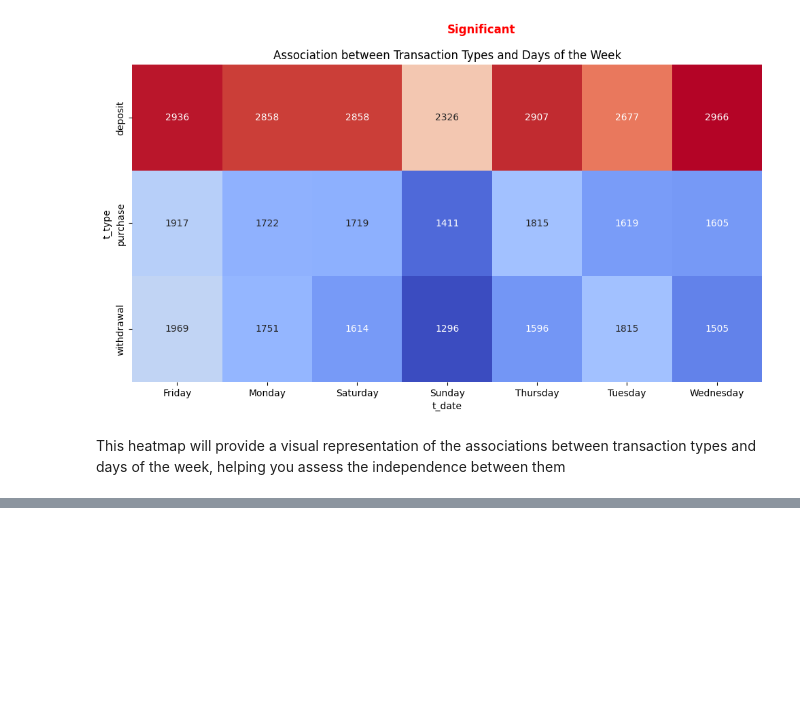
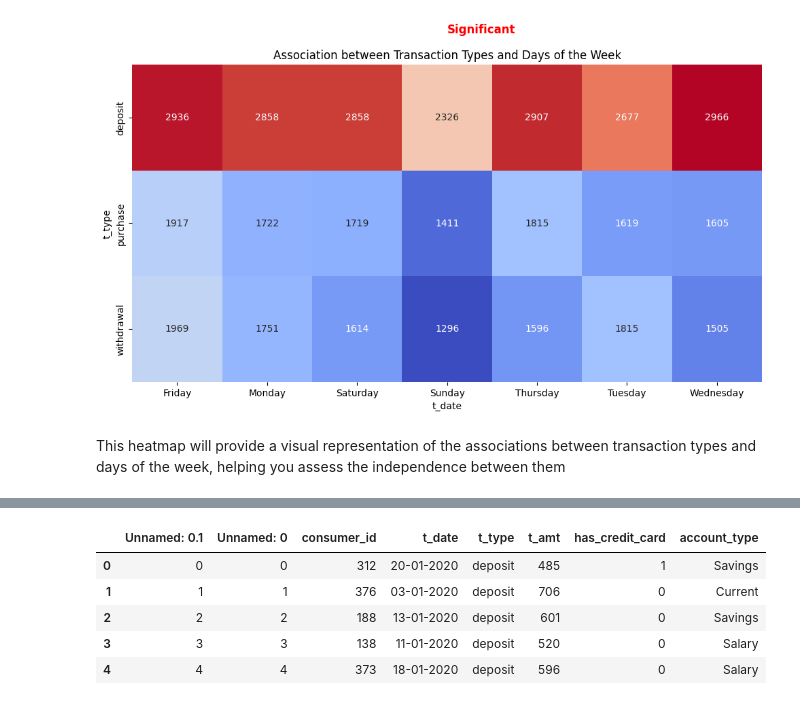
Before and after one commit to himanithakker/Analyzing-Banking-Trends-Customer-Transaction-and-Regional-impact-, a Jupyter notebook: HypothesisTesting.ipynb, the cells around one changed output, grey strips where cells are left out. Cells and saved outputs as stored; diff of their text form; code cells hidden in the pictures; blank space fills up the shorter version.

```diff
--- a/HypothesisTesting.ipynb
+++ b/HypothesisTesting.ipynb
@@ -315,0 +355,12 @@ This heatmap will provide a visual representation of the associations between tr
+# %%
+#Converted the categorical column to 0 and 1 to do further analysis
+df1['has_credit_card'] = df1['has_credit_card'].map({'Yes': 1, 'No': 0})
+# %%
+df1.head()
+# %% [output]
+|  | Unnamed: 0.1 | Unnamed: 0 | consumer_id | t_date | t_type | t_amt | has_credit_card | account_type |
+| 0 | 0 | 0 | 312 | 20-01-2020 | deposit | 485 | 1 | Savings |
+| 1 | 1 | 1 | 376 | 03-01-2020 | deposit | 706 | 0 | Current |
+| 2 | 2 | 2 | 188 | 13-01-2020 | deposit | 601 | 0 | Savings |
+| 3 | 3 | 3 | 138 | 11-01-2020 | deposit | 520 | 0 | Salary |
+| 4 | 4 | 4 | 373 | 18-01-2020 | deposit | 596 | 0 | Salary |
```
Also changed, not shown: parts of 15 cells of this notebook.
